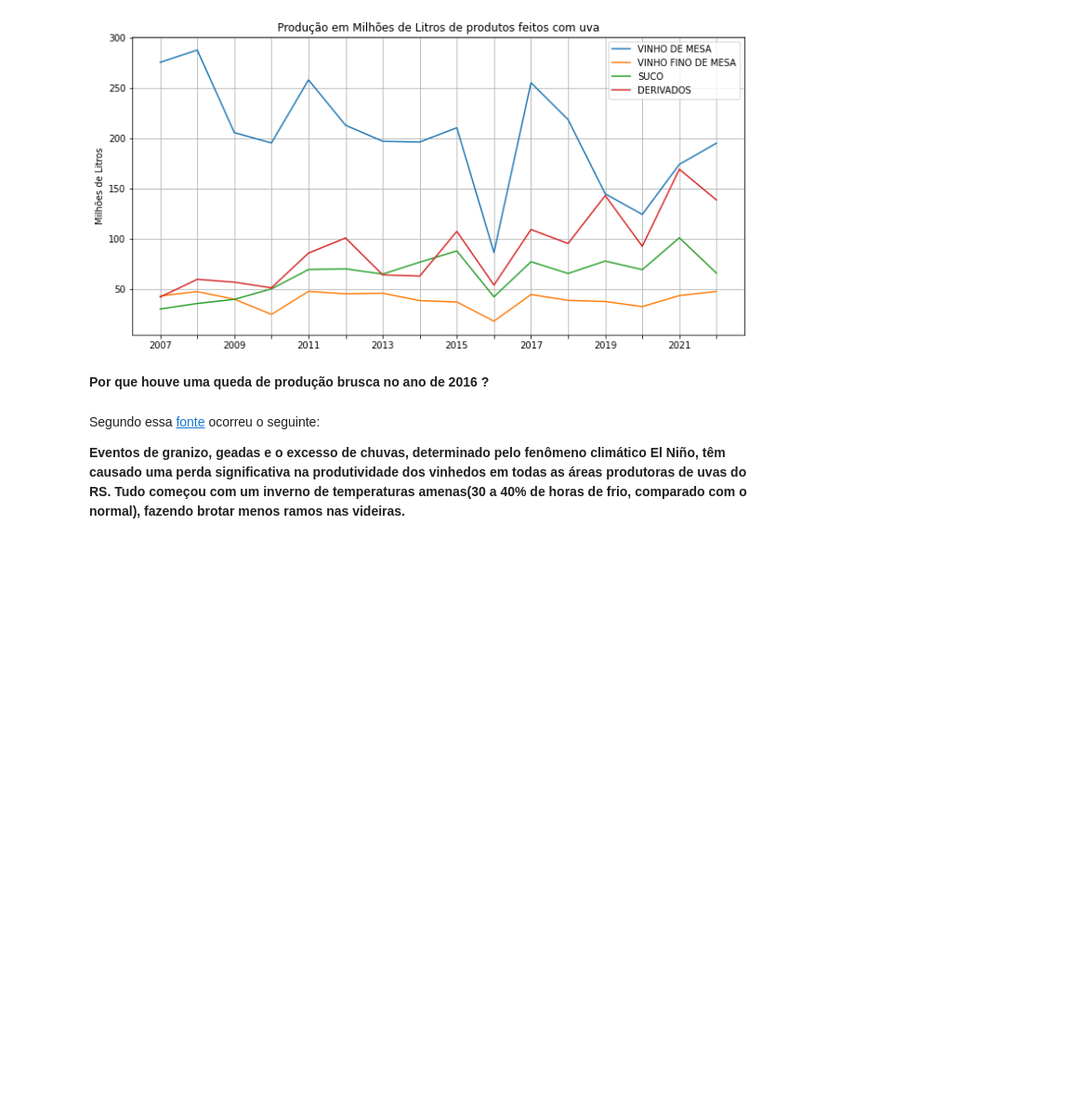
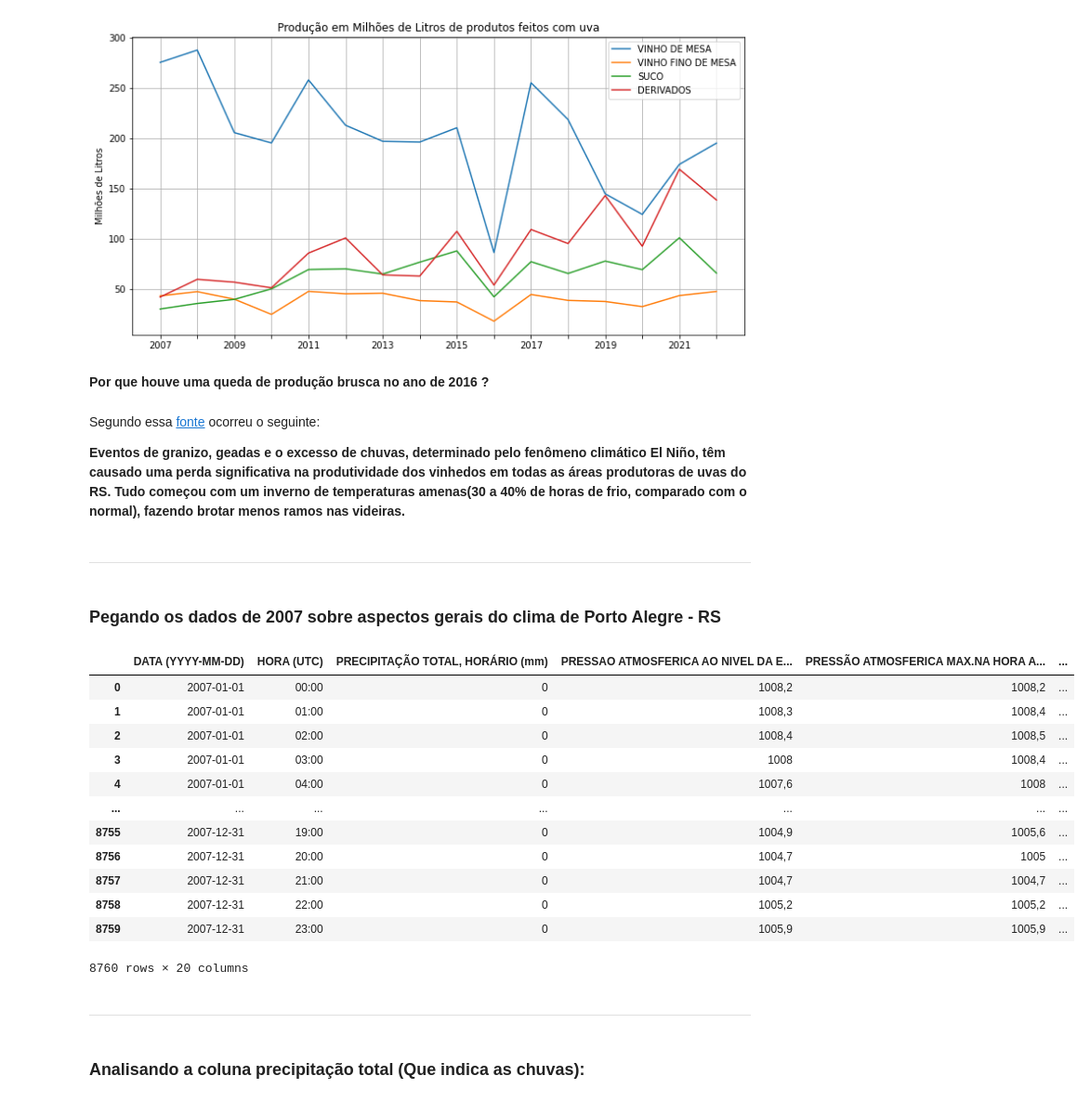
Before and after one commit to mvsampaio98/Data_Science, a Jupyter notebook: Estudos/FIAP/Fase1/Challenge.ipynb, the cells around one changed output. Shown at 93% size. Drawn from its saved outputs; the diff is of its cells as text; code cells hidden in the pictures; blank space fills up the shorter version.

```diff
--- a/Estudos/FIAP/Fase1/Challenge.ipynb
+++ b/Estudos/FIAP/Fase1/Challenge.ipynb
@@ -135,3 +135,28 @@ plt.show()
 Segundo essa [fonte](https://www.embrapa.br/busca-de-noticias/-/noticia/9103859/artigo-safra-da-uva-2016----o-que-esta-acontecendo) ocorreu o seguinte:
 
 **Eventos de granizo, geadas e o excesso de chuvas, determinado pelo fenômeno climático El Niño, têm causado uma perda significativa na produtividade dos vinhedos em todas as áreas produtoras de uvas do RS. Tudo começou com um inverno de temperaturas amenas(30 a 40% de horas de frio, comparado com o normal), fazendo brotar menos ramos nas videiras.**
+# %% [markdown]
+--------------
+# %% [markdown]
+### Pegando os dados de 2007 sobre aspectos gerais do clima de Porto Alegre - RS
+# %%
+dados_imet_rs = pd.read_csv('dados/INMET_S_RS_A801_PORTO ALEGRE_2007.csv', encoding='ISO-8859-1', sep=';',skiprows=8)
+dados_imet_rs
+# %% [output]
+|  | DATA (YYYY-MM-DD) | HORA (UTC) | PRECIPITAÇÃO TOTAL, HORÁRIO (mm) | PRESSAO ATMOSFERICA AO NIVEL DA E... | PRESSÃO ATMOSFERICA MAX.NA HORA A... | ... |
+| 0 | 2007-01-01 | 00:00 | 0 | 1008,2 | 1008,2 | ... |
+| 1 | 2007-01-01 | 01:00 | 0 | 1008,3 | 1008,4 | ... |
+| 2 | 2007-01-01 | 02:00 | 0 | 1008,4 | 1008,5 | ... |
+| 3 | 2007-01-01 | 03:00 | 0 | 1008 | 1008,4 | ... |
+| 4 | 2007-01-01 | 04:00 | 0 | 1007,6 | 1008 | ... |
+| ... | ... | ... | ... | ... | ... | ... |
+| 8755 | 2007-12-31 | 19:00 | 0 | 1004,9 | 1005,6 | ... |
+| 8756 | 2007-12-31 | 20:00 | 0 | 1004,7 | 1005 | ... |
+| 8757 | 2007-12-31 | 21:00 | 0 | 1004,7 | 1004,7 | ... |
+| 8758 | 2007-12-31 | 22:00 | 0 | 1005,2 | 1005,2 | ... |
+| 8759 | 2007-12-31 | 23:00 | 0 | 1005,9 | 1005,9 | ... |
+8760 rows × 20 columns
+# %% [markdown]
+---------------
+# %% [markdown]
+### Analisando a coluna precipitação total (Que indica as chuvas):
```
Also changed, not shown: parts of 26 cells of this notebook, 16 other files.
